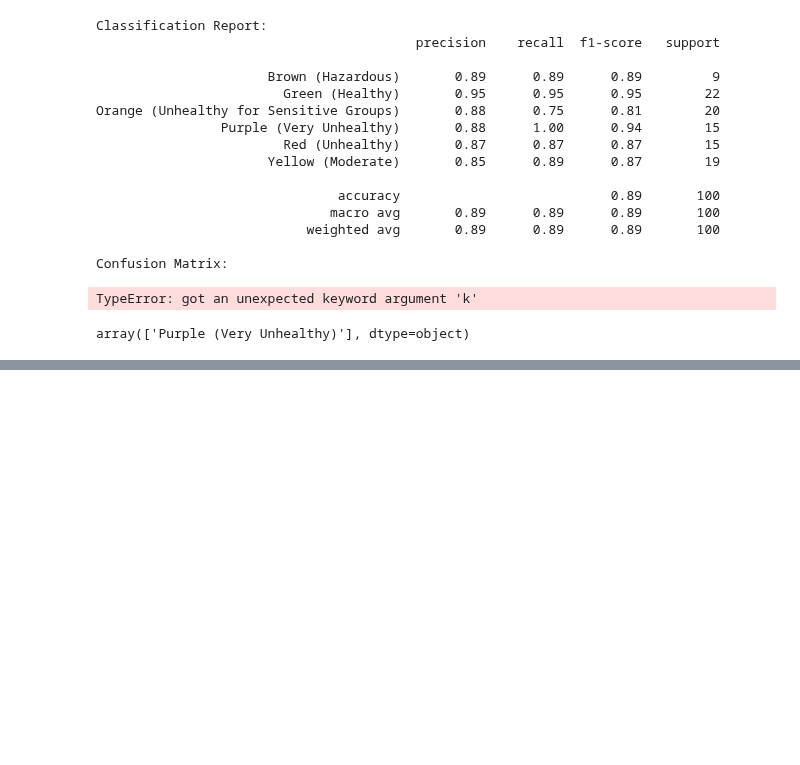
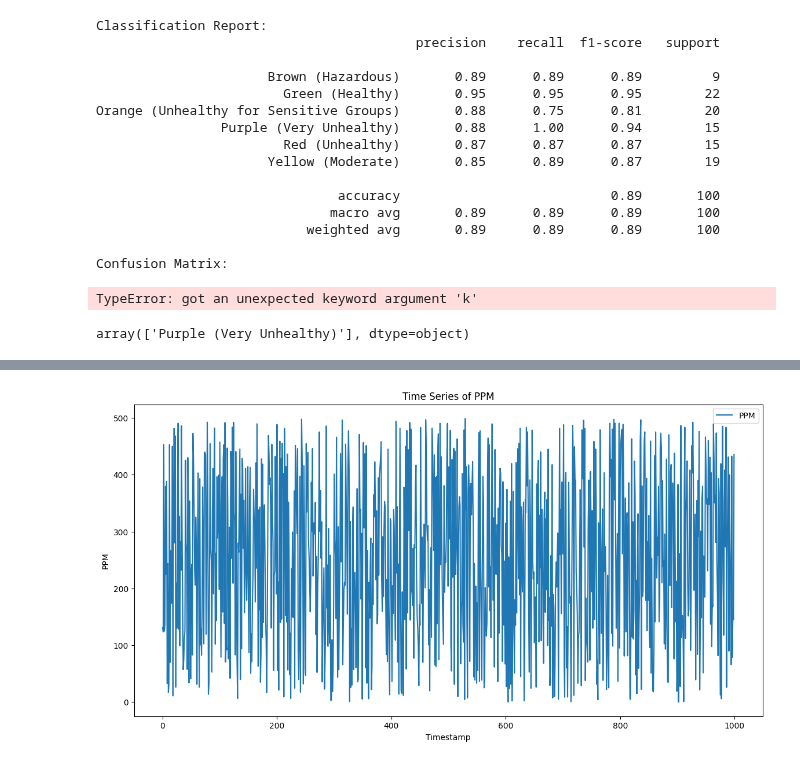
Before and after one commit to azwri/nassmah, a Jupyter notebook: ai_training/main.ipynb, the cells around one changed output, grey strips where cells are left out. Cells and saved outputs as stored; diff of their text form; code cells hidden in the pictures; blank space fills up the shorter version.

```diff
--- a/ai_training/main.ipynb
+++ b/ai_training/main.ipynb
@@ -186,0 +235,8 @@ array(['Purple (Very Unhealthy)'], dtype=object)
+# %%
+import pandas as pd
+
+# Assuming your CSV file is named 'air_quality_data.csv'
+df = pd.read_csv('air_quality_synthetic_data.csv')
+
+# Check the first few rows
+print(df.head())
@@ -186,0 +257,13 @@ array(['Purple (Very Unhealthy)'], dtype=object)
+# %%
+import matplotlib.pyplot as plt
+
+# رسم البيانات الزمنية لمؤشر AQI
+plt.figure(figsize=(14, 7))
+plt.plot(df.index, df['ppm'], label='PPM')
+plt.xlabel('Timestamp')
+plt.ylabel('PPM')
+plt.title('Time Series of PPM')
+plt.legend()
+plt.show()
+# %% [output]
+[figure, added]
```
Also changed, not shown: parts of 5 cells of this notebook, 3 other files.
